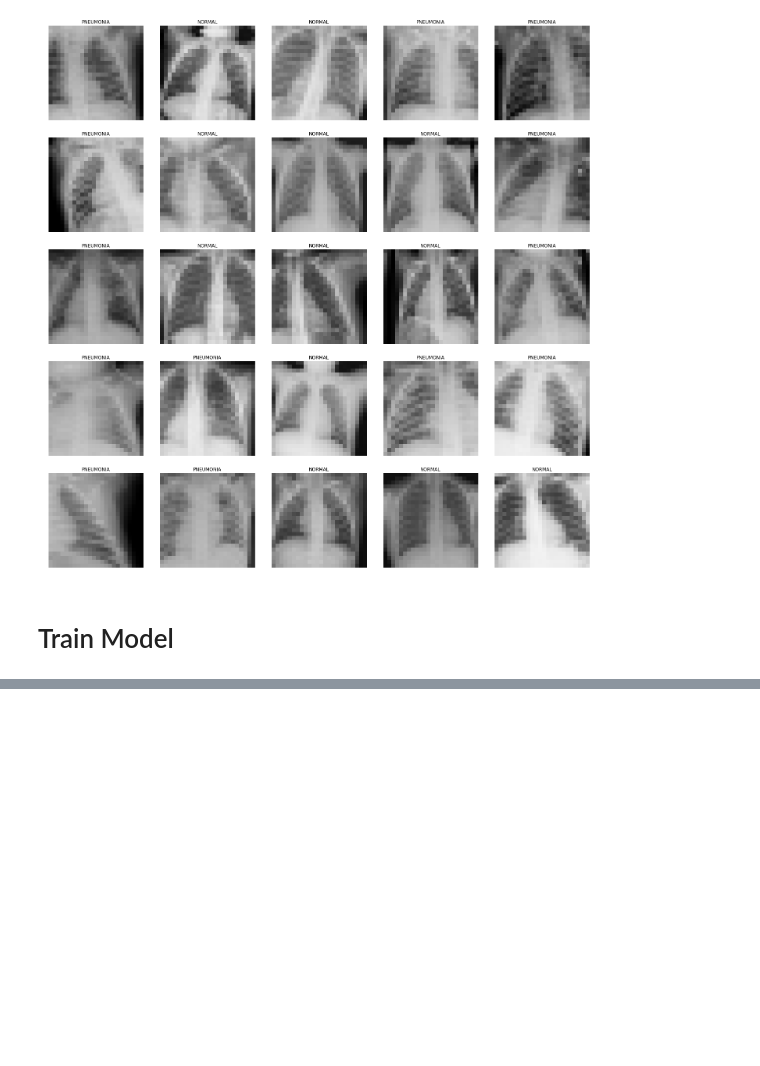
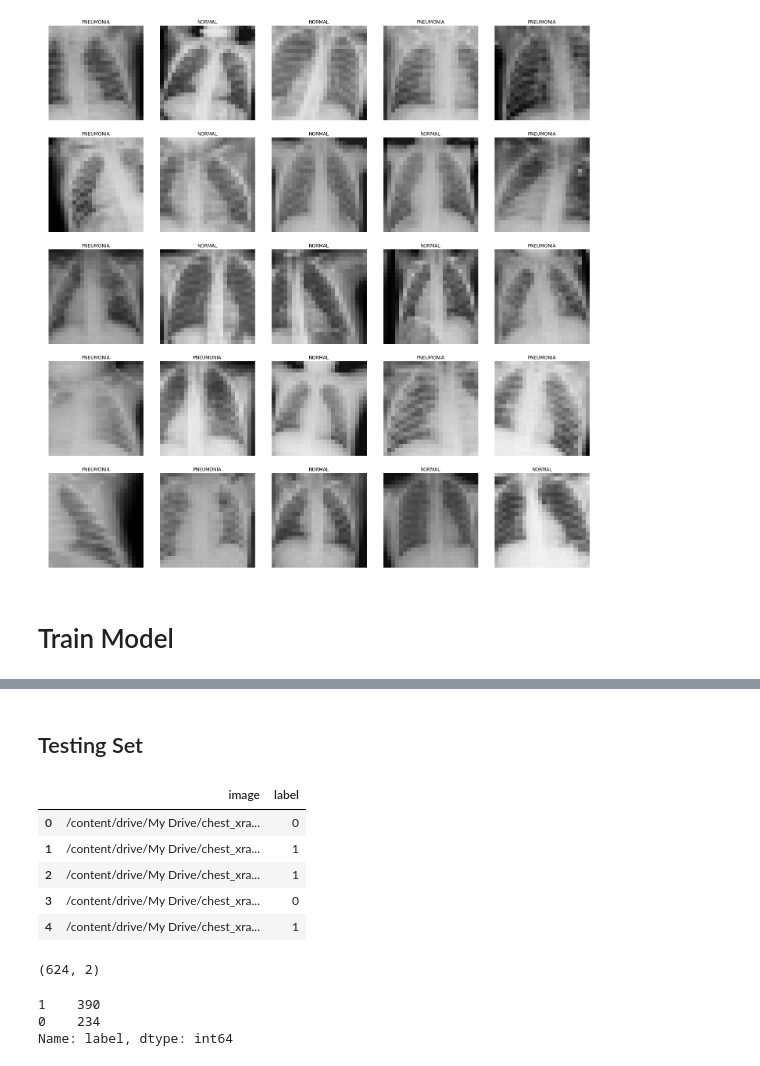
Before and after one commit to mxn170019/Pneumonia-detection-using-X-ray-images, a Jupyter notebook: Kaggle-Xray.ipynb, the cells around one changed output, grey strips where cells are left out. Saved outputs shown, nothing was run; the diff lists cells and outputs as text; code cells hidden in the pictures; blank space fills up the shorter version.

```diff
--- a/Kaggle-Xray.ipynb
+++ b/Kaggle-Xray.ipynb
@@ -45,0 +138,42 @@ learn.save('stage-1')
+# %% [markdown]
+## Testing Set
+# %%
+# Get the path to the normal and pneumonia sub-directories
+test_normal_dir = test_dir / 'NORMAL'
+test_pneumonia_dir = test_dir / 'PNEUMONIA'
+
+# Get the list of all the images
+test_normal_imgs = test_normal_dir.glob('*.jpeg')
+test_pneumonia_imgs = test_pneumonia_dir.glob('*.jpeg')
+
+#Generating the train data
+test_data = []
+
+#adding normal images to train data
+for img in test_normal_imgs:
+  test_data.append((img,0))
+
+#adding pneumonia images to train data
+for img in test_pneumonia_imgs:
+  test_data.append((img,1))
+
+#convering train list to data frame and visualize
+test_df = pd.DataFrame(test_data, columns=['image', 'label'],index=None)
+test_df = test_df.sample(frac=1.).reset_index(drop=True)
+
+
+display(test_df.head(5))
+print(test_df.shape)
+print(" ")
+test_df['label'].value_counts()
+# %% [output]
+|  | image | label |
+| 0 | /content/drive/My Drive/chest_xra... | 0 |
+| 1 | /content/drive/My Drive/chest_xra... | 1 |
+| 2 | /content/drive/My Drive/chest_xra... | 1 |
+| 3 | /content/drive/My Drive/chest_xra... | 0 |
+| 4 | /content/drive/My Drive/chest_xra... | 1 |
+(624, 2)
+1    390
+0    234
+Name: label, dtype: int64
```
Also changed, not shown: parts of 12 cells of this notebook.
